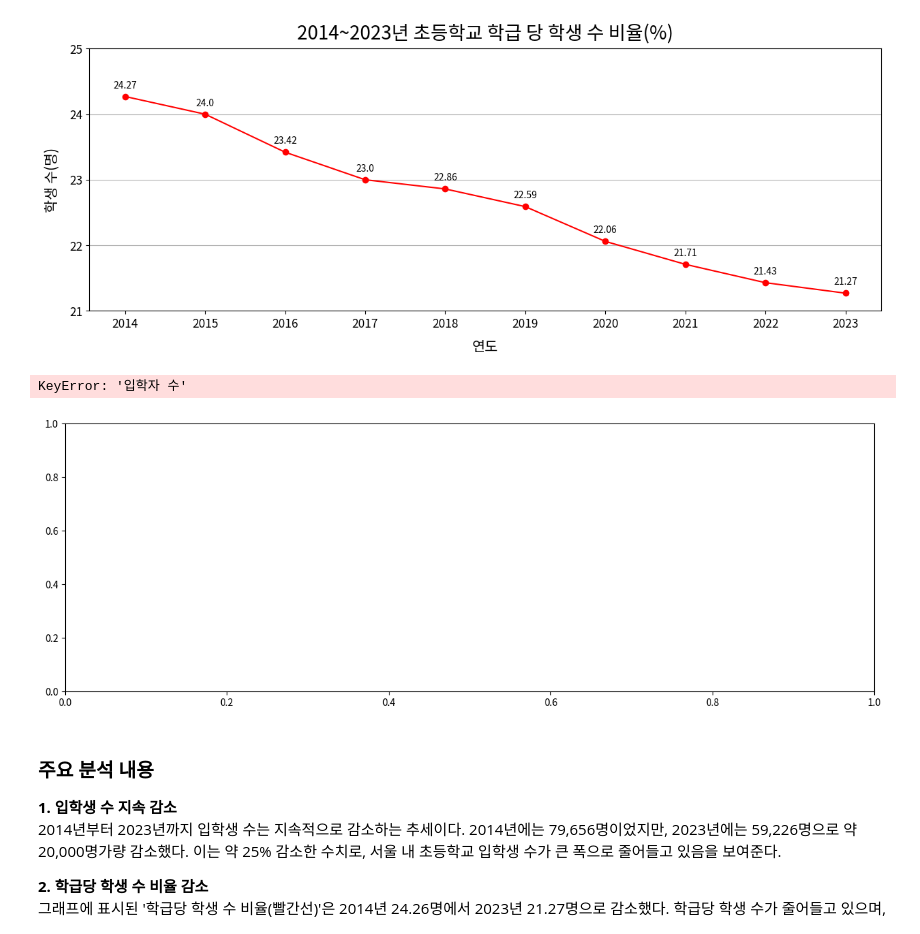
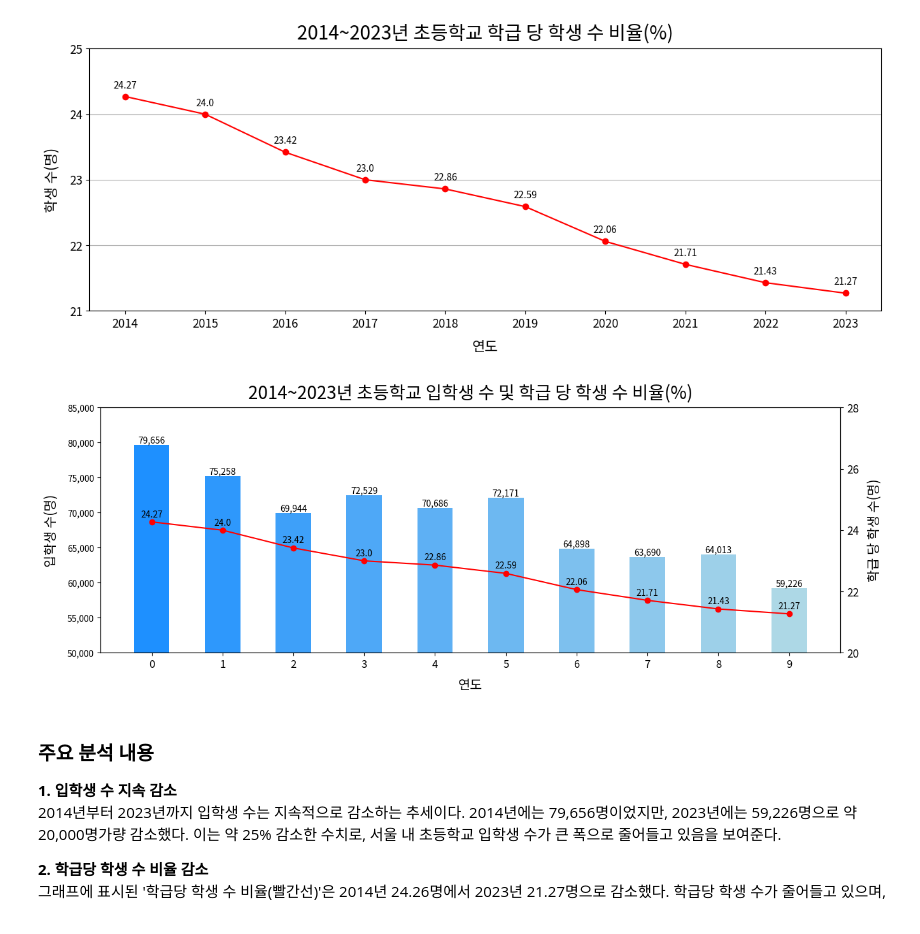
Before and after one commit to IAMKIMEUNSEO/Elementary-Multicultural-Policies, a Jupyter notebook: Python/korea_school.ipynb, the cells around one changed output. Cells and saved outputs as stored; diff of their text form; code cells hidden in the pictures.

```diff
--- a/Python/korea_school.ipynb
+++ b/Python/korea_school.ipynb
@@ -194,7 +194,7 @@ num_bars = len(x)
 colors = [(1 - i / (num_bars - 1)) * start_color + (i / (num_bars - 1)) * end_color for i in range(num_bars)]
 
 # 막대 그래프 생성 ('입학자 수' 기준)
-bars = ax1.bar(x, df['입학자 수'], color=colors, width=bar_width)
+bars = ax1.bar(x, df_school['입학자 수'], color=colors, width=bar_width)
 
 # 그래프 제목 설정
 plt.title('2014~2023년 초등학교 입학생 수 및 학급 당 학생 수 비율(%)', fontsize=20, pad=10)
@@ -210,35 +210,34 @@ ax1.set_ylim(50000, 85000)
 
 # y축에 천 단위 쉼표 추가
 ax1.yaxis.set_major_formatter(FuncFormatter(lambda x, pos: f'{int(x):,}'))
 
 # 막대 그래프 위에 값 표시
 for bar in bars:
     y_val = bar.get_height()
     ax1.text(bar.get_x() + bar.get_width() / 2, y_val, format(int(y_val), ','), ha='center', va='bottom', fontsize=10)
 
 # 이중 y축 생성 (학급 당 학생 수 비율 그래프)
 ax2 = ax1.twinx()
 
 # '학급 당 학생 수' 꺾은선 그래프 생성
 ax2.plot(x, df_ratio['학급 당 학생 수'], color='red', marker='o')
 
 # 꺾은선 그래프 위에 값 표시
 for i, txt in enumerate(df_ratio['학급 당 학생 수']):
     ax2.text(x[i], txt + 0.1, f'{txt}', ha='center', va='bottom', fontsize=10)
 
 # 두 번째 y축 설정 (학급 당 학생 수)
 ax2.set_ylabel('학급 당 학생 수(명)', labelpad=10, fontsize=15)
 ax2.set_ylim(20, 28)
 ax2.set_yticks(range(20, 29, 2))
 
 # y축 눈금 크기 설정
 ax2.tick_params(axis='y', labelsize=12.5)
 
 # 그래프 출력
 plt.show()
 # %% [output]
-KeyError: '입학자 수'
-[figure, old version]
+[figure, new version]
 # %% [markdown]
 ### 주요 분석 내용
 
```
